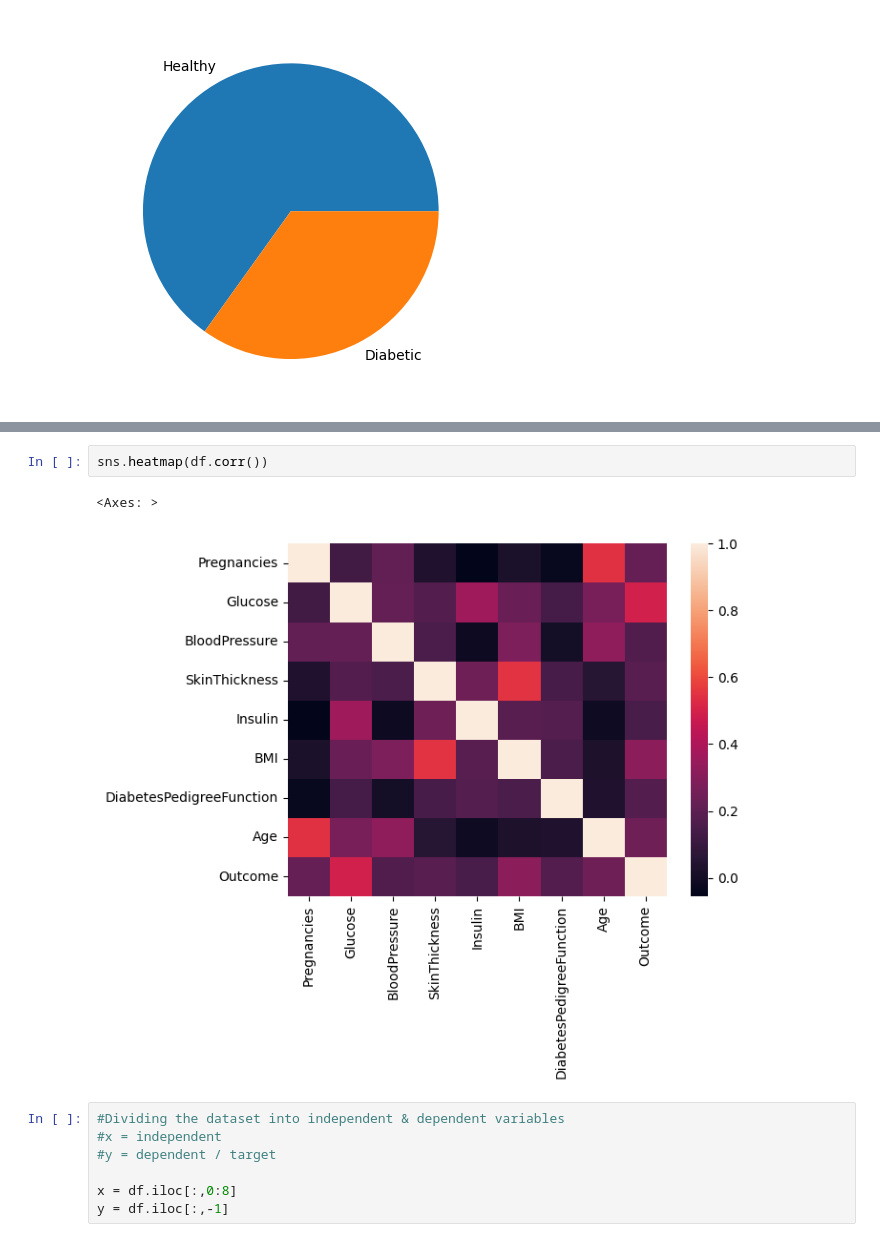
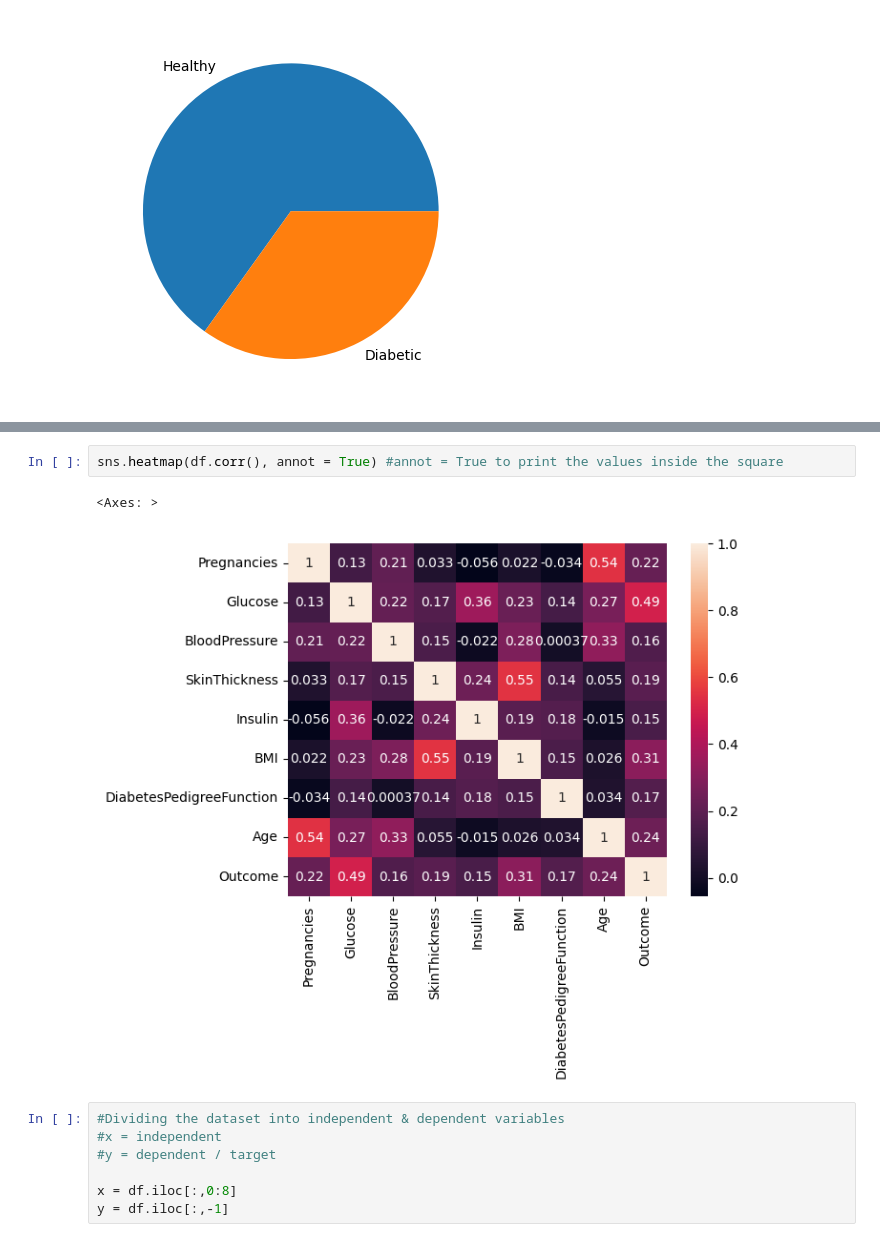
Before and after one commit to SaqlainKalokhe/Diabetes_Prediction, a Jupyter notebook: Diabetes.ipynb, the cells around one changed output, grey strips where cells are left out. Cells and saved outputs as stored; diff of their text form.

```diff
--- a/Diabetes.ipynb
+++ b/Diabetes.ipynb
@@ -138,11 +154,11 @@ df.corr()
 | DiabetesPedigreeFunction | -0.033523 | 0.137106 | 0.000371 | 0.142977 | 0.178029 | 0.153506 | 1.000000 | 0.033561 | ... |
 | Age | 0.544341 | 0.266600 | 0.326740 | 0.054514 | -0.015413 | 0.025744 | 0.033561 | 1.000000 | ... |
 | Outcome | 0.221898 | 0.492908 | 0.162986 | 0.189065 | 0.148457 | 0.312249 | 0.173844 | 0.238356 | ... |
-# %%
-sns.heatmap(df.corr())
-# %% [output]
-<Axes: >
-[figure, removed]
+# %%
+sns.heatmap(df.corr(), annot = True) #annot = True to print the values inside the square
+# %% [output]
+<Axes: >
+[figure, added]
 # %%
 #Dividing the dataset into independent & dependent variables
 #x = independent
```
Also changed, not shown: parts of 15 cells of this notebook, 20 other files.
